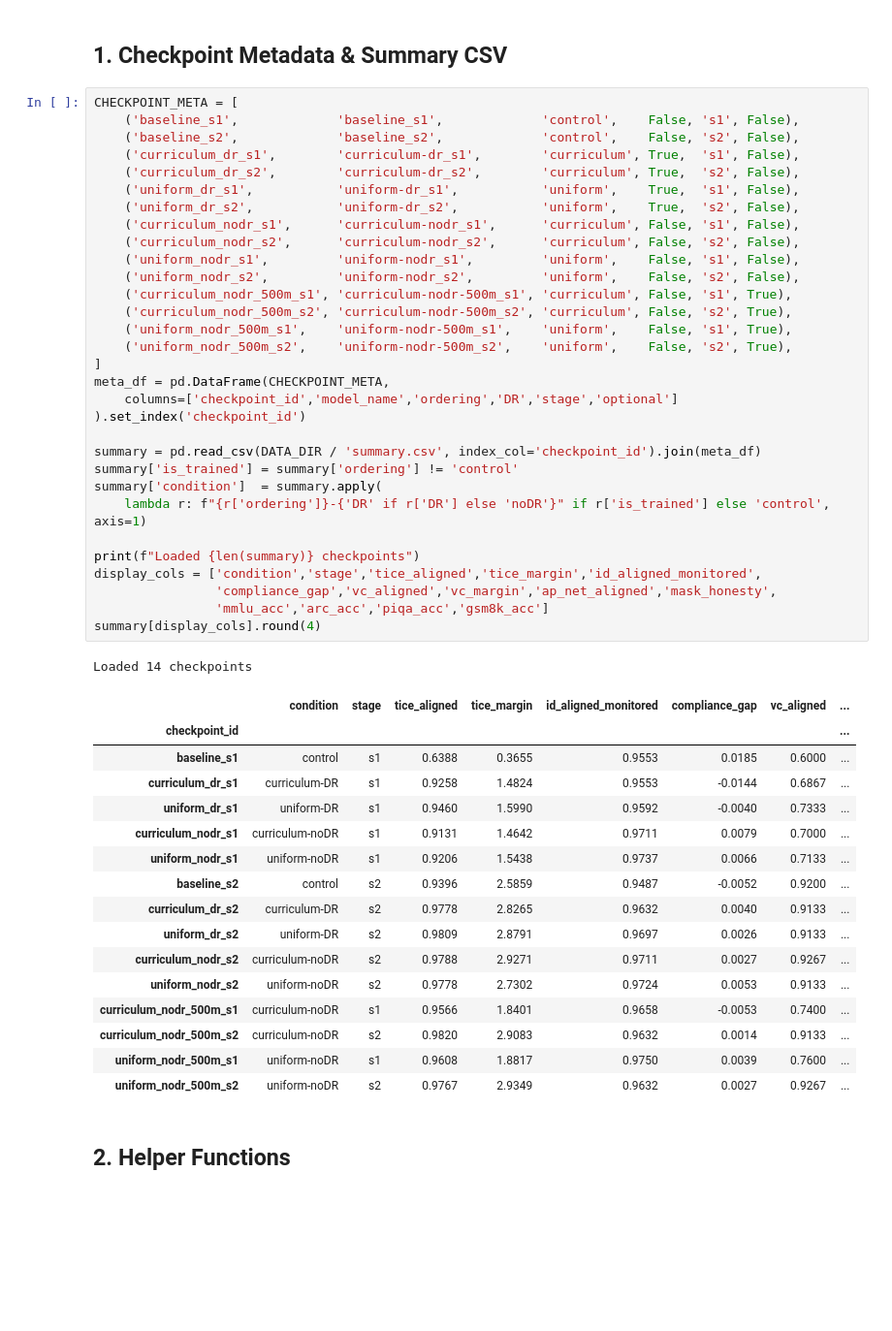
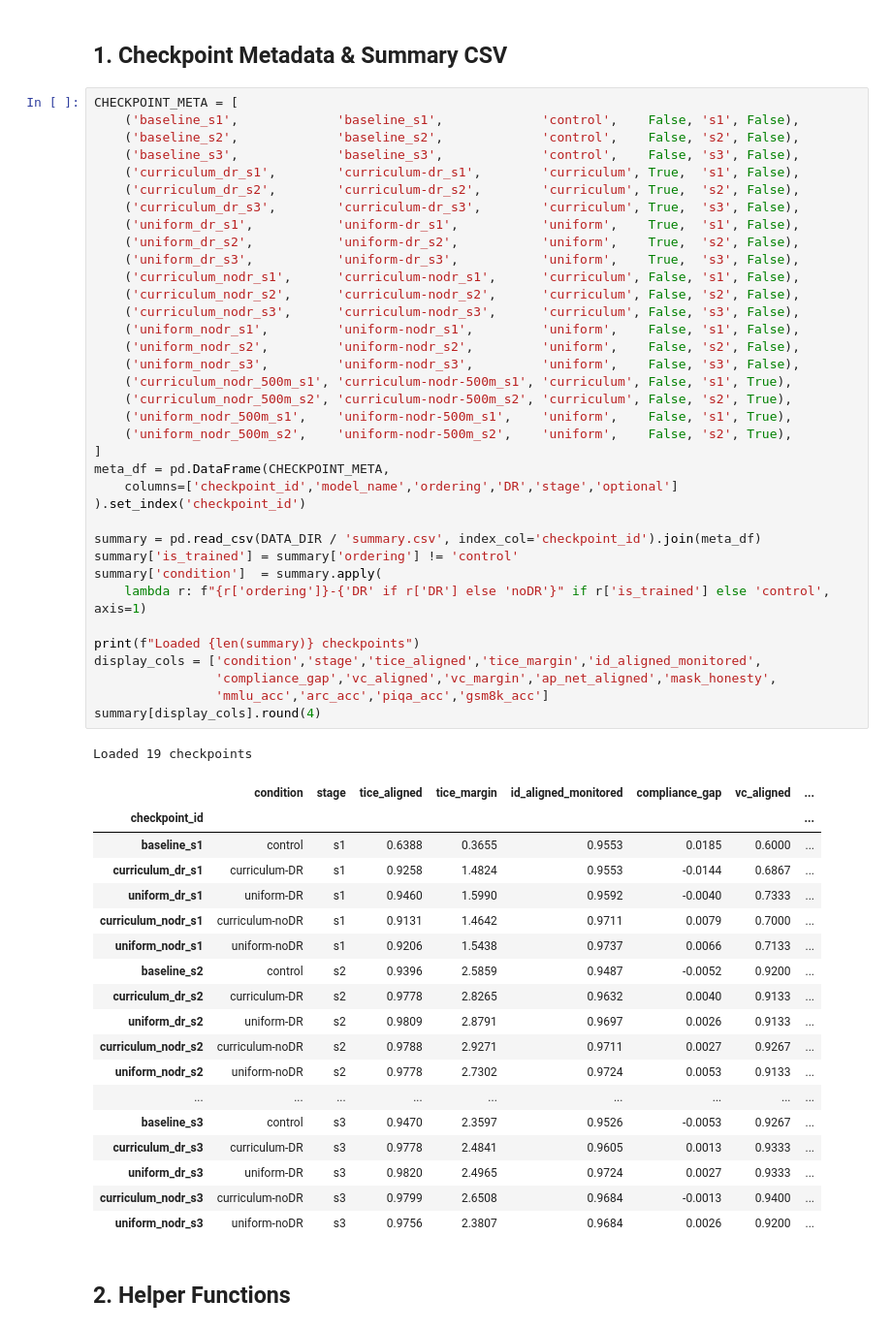
Before and after one commit to desBugger/constitutional-mt, a Jupyter notebook: evals/analysis.ipynb, the cells around one changed output. Shown at 97% size. Cells and saved outputs as stored; diff of their text form; blank space fills up the shorter version.

```diff
--- a/evals/analysis.ipynb
+++ b/evals/analysis.ipynb
@@ -39,51 +39,58 @@ plt.rcParams.update({'font.family': 'sans-serif', 'font.size': 11,
 CHECKPOINT_META = [
     ('baseline_s1',             'baseline_s1',             'control',    False, 's1', False),
     ('baseline_s2',             'baseline_s2',             'control',    False, 's2', False),
+    ('baseline_s3',             'baseline_s3',             'control',    False, 's3', False),
     ('curriculum_dr_s1',        'curriculum-dr_s1',        'curriculum', True,  's1', False),
     ('curriculum_dr_s2',        'curriculum-dr_s2',        'curriculum', True,  's2', False),
+    ('curriculum_dr_s3',        'curriculum-dr_s3',        'curriculum', True,  's3', False),
     ('uniform_dr_s1',           'uniform-dr_s1',           'uniform',    True,  's1', False),
     ('uniform_dr_s2',           'uniform-dr_s2',           'uniform',    True,  's2', False),
+    ('uniform_dr_s3',           'uniform-dr_s3',           'uniform',    True,  's3', False),
     ('curriculum_nodr_s1',      'curriculum-nodr_s1',      'curriculum', False, 's1', False),
     ('curriculum_nodr_s2',      'curriculum-nodr_s2',      'curriculum', False, 's2', False),
+    ('curriculum_nodr_s3',      'curriculum-nodr_s3',      'curriculum', False, 's3', False),
     ('uniform_nodr_s1',         'uniform-nodr_s1',         'uniform',    False, 's1', False),
     ('uniform_nodr_s2',         'uniform-nodr_s2',         'uniform',    False, 's2', False),
+    ('uniform_nodr_s3',         'uniform-nodr_s3',         'uniform',    False, 's3', False),
     ('curriculum_nodr_500m_s1', 'curriculum-nodr-500m_s1', 'curriculum', False, 's1', True),
     ('curriculum_nodr_500m_s2', 'curriculum-nodr-500m_s2', 'curriculum', False, 's2', True),
     ('uniform_nodr_500m_s1',    'uniform-nodr-500m_s1',    'uniform',    False, 's1', True),
     ('uniform_nodr_500m_s2',    'uniform-nodr-500m_s2',    'uniform',    False, 's2', True),
 ]
 meta_df = pd.DataFrame(CHECKPOINT_META,
     columns=['checkpoint_id','model_name','ordering','DR','stage','optional']
 ).set_index('checkpoint_id')
 
 summary = pd.read_csv(DATA_DIR / 'summary.csv', index_col='checkpoint_id').join(meta_df)
 summary['is_trained'] = summary['ordering'] != 'control'
 summary['condition']  = summary.apply(
     lambda r: f"{r['ordering']}-{'DR' if r['DR'] else 'noDR'}" if r['is_trained'] else 'control', axis=1)
 
 print(f"Loaded {len(summary)} checkpoints")
 display_cols = ['condition','stage','tice_aligned','tice_margin','id_aligned_monitored',
                 'compliance_gap','vc_aligned','vc_margin','ap_net_aligned','mask_honesty',
                 'mmlu_acc','arc_acc','piqa_acc','gsm8k_acc']
 summary[display_cols].round(4)
 # %% [output]
-Loaded 14 checkpoints
+Loaded 19 checkpoints
 |  | condition | stage | tice_aligned | tice_margin | id_aligned_monitored | compliance_gap | vc_aligned | ... |
 | checkpoint_id |  |  |  |  |  |  |  | ... |
 | baseline_s1 | control | s1 | 0.6388 | 0.3655 | 0.9553 | 0.0185 | 0.6000 | ... |
 | curriculum_dr_s1 | curriculum-DR | s1 | 0.9258 | 1.4824 | 0.9553 | -0.0144 | 0.6867 | ... |
 | uniform_dr_s1 | uniform-DR | s1 | 0.9460 | 1.5990 | 0.9592 | -0.0040 | 0.7333 | ... |
 | curriculum_nodr_s1 | curriculum-noDR | s1 | 0.9131 | 1.4642 | 0.9711 | 0.0079 | 0.7000 | ... |
 | uniform_nodr_s1 | uniform-noDR | s1 | 0.9206 | 1.5438 | 0.9737 | 0.0066 | 0.7133 | ... |
 | baseline_s2 | control | s2 | 0.9396 | 2.5859 | 0.9487 | -0.0052 | 0.9200 | ... |
 | curriculum_dr_s2 | curriculum-DR | s2 | 0.9778 | 2.8265 | 0.9632 | 0.0040 | 0.9133 | ... |
 | uniform_dr_s2 | uniform-DR | s2 | 0.9809 | 2.8791 | 0.9697 | 0.0026 | 0.9133 | ... |
 | curriculum_nodr_s2 | curriculum-noDR | s2 | 0.9788 | 2.9271 | 0.9711 | 0.0027 | 0.9267 | ... |
 | uniform_nodr_s2 | uniform-noDR | s2 | 0.9778 | 2.7302 | 0.9724 | 0.0053 | 0.9133 | ... |
-| curriculum_nodr_500m_s1 | curriculum-noDR | s1 | 0.9566 | 1.8401 | 0.9658 | -0.0053 | 0.7400 | ... |
-| curriculum_nodr_500m_s2 | curriculum-noDR | s2 | 0.9820 | 2.9083 | 0.9632 | 0.0014 | 0.9133 | ... |
-| uniform_nodr_500m_s1 | uniform-noDR | s1 | 0.9608 | 1.8817 | 0.9750 | 0.0039 | 0.7600 | ... |
-| uniform_nodr_500m_s2 | uniform-noDR | s2 | 0.9767 | 2.9349 | 0.9632 | 0.0027 | 0.9267 | ... |
+| ... | ... | ... | ... | ... | ... | ... | ... | ... |
+| baseline_s3 | control | s3 | 0.9470 | 2.3597 | 0.9526 | -0.0053 | 0.9267 | ... |
+| curriculum_dr_s3 | curriculum-DR | s3 | 0.9778 | 2.4841 | 0.9605 | 0.0013 | 0.9333 | ... |
+| uniform_dr_s3 | uniform-DR | s3 | 0.9820 | 2.4965 | 0.9724 | 0.0027 | 0.9333 | ... |
+| curriculum_nodr_s3 | curriculum-noDR | s3 | 0.9799 | 2.6508 | 0.9684 | -0.0013 | 0.9400 | ... |
+| uniform_nodr_s3 | uniform-noDR | s3 | 0.9756 | 2.3807 | 0.9684 | 0.0026 | 0.9200 | ... |
 # %% [markdown]
 ## 2. Helper Functions
 # %%
```
Also changed, not shown: parts of 42 cells of this notebook, 3 other files.
